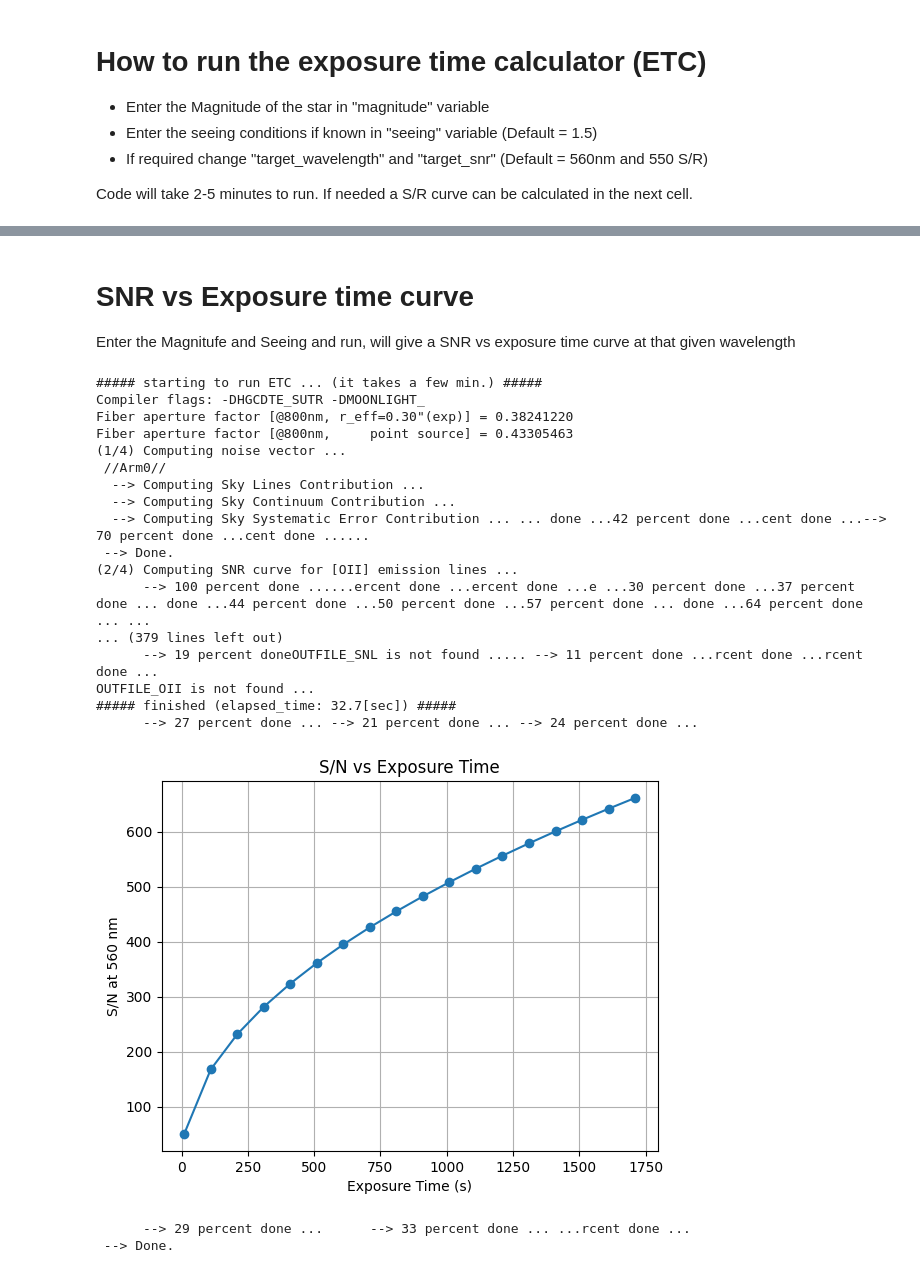
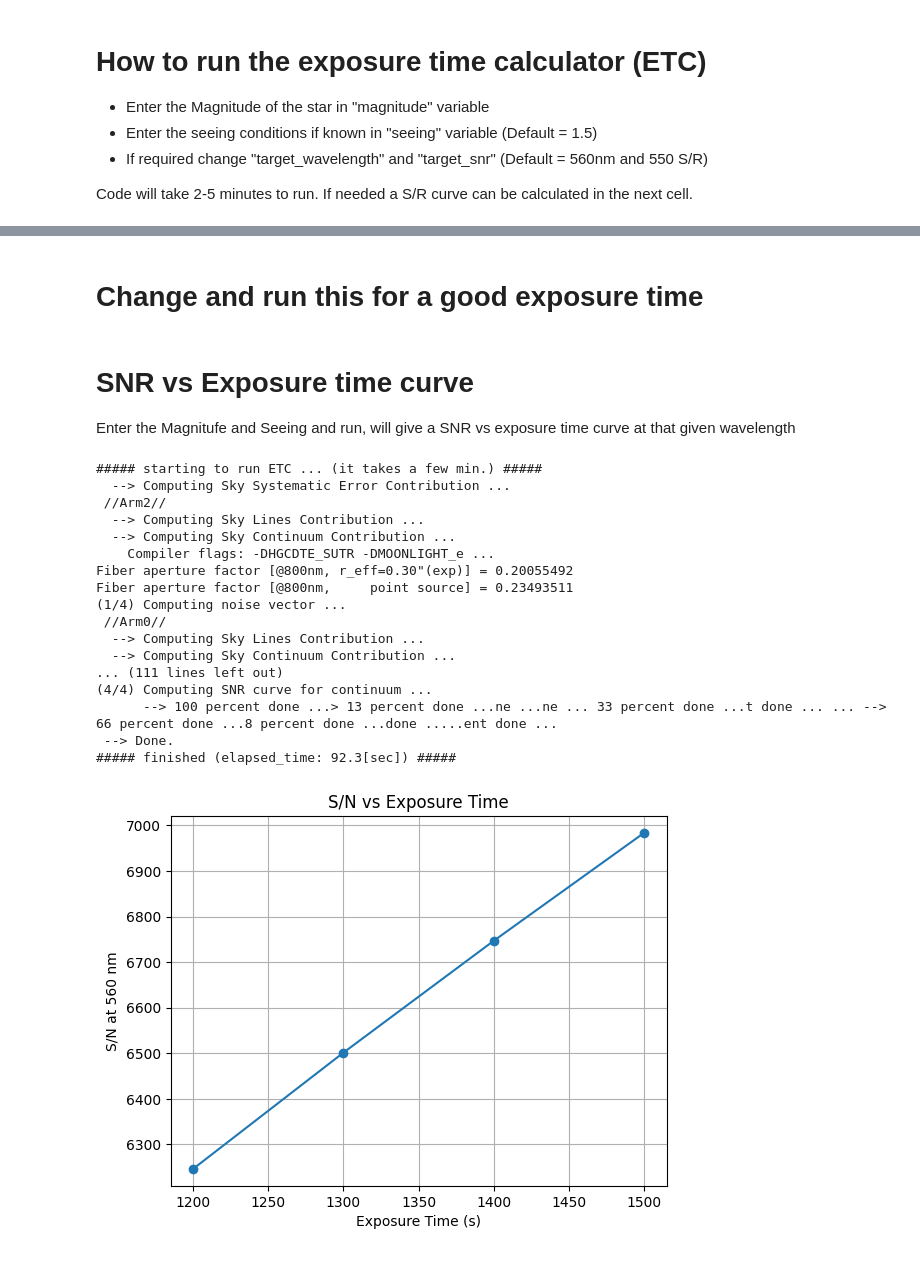
Before and after one commit to qai11/spt_ExposureTimeCalculator, a Jupyter notebook: scripts/ETC.ipynb, the cells around one changed output, grey strips where cells are left out. Drawn from its saved outputs; the diff is of its cells as text; code cells hidden in the pictures.

```diff
--- a/scripts/ETC.ipynb
+++ b/scripts/ETC.ipynb
@@ -468,0 +483,2 @@ ETC run time: 1.52 seconds
+# %% [markdown]
+# Change and run this for a good exposure time
@@ -473,48 +514,69 @@ Enter the Magnitufe and Seeing and run, will give a SNR vs exposure time curve a
 # %%
 exptimes = []
 snrs = []
 
-magnitude = 1.92  # Example magnitude for the target object
-seeing = 1.5  # in arcseconds based on average Mt John seeing conditions
-target_wavelength = 560  # in nm
-
-# Loop through a range of exposure times to find S/N at 560 nm
-for exp_time in range(10, 1801, 100):
+for exp_time in range(1200, 1600, 100):
     etc = pfsetc.Etc()
-    etc.set_param('MAG_FILE', magnitude)
-    etc.set_param('SEEING', seeing)
+    etc.set_param('MAG_FILE', 5.8)
+    etc.set_param('SEEING', 1.5)
     etc.set_param('EXP_NUM', 1)
     etc.set_param('EXP_TIME', exp_time)
     etc.run()
 
-    snr = get_snr_at_wavelength('out/ref.snc.dat', target_wavelength)
+    snr = get_snr_at_wavelength('out/ref.snc.dat', 560)
     exptimes.append(exp_time)
     snrs.append(snr)
 
 plt.plot(exptimes, snrs, marker='o')
 plt.xlabel("Exposure Time (s)")
 plt.ylabel("S/N at 560 nm")
 plt.title("S/N vs Exposure Time")
 plt.grid(True)
 plt.show()
+
+#This is the second one which idk doesnt work?
+# exptimes = []
+# snrs = []
+
+# magnitude = 5.2  # Example magnitude for the target object
+# seeing = 1.5  # in arcseconds based on average Mt John seeing conditions
+# target_wavelength = 560  # in nm
+
+# # Loop through a range of exposure times to find S/N at 560 nm
+# for exp_time in range(500, 1200, 100):
+#     etc = pfsetc.Etc()
+#     etc.set_param('MAG_FILE', magnitude)
+#     etc.set_param('SEEING', seeing)
+#     etc.set_param('EXP_NUM', 1)
+#     etc.set_param('EXP_TIME', exp_time)
+#     etc.run()
+
+#     snr = get_snr_at_wavelength('out/ref.snc.dat', target_wavelength)
+#     exptimes.append(exp_time)
+#     snrs.append(snr)
+
+# plt.plot(exptimes, snrs, marker='o')
+# plt.xlabel("Exposure Time (s)")
+# plt.ylabel("S/N at 560 nm")
+# plt.title("S/N vs Exposure Time")
+# plt.grid(True)
+# plt.show()
 # %% [output]
 ##### starting to run ETC ... (it takes a few min.) #####
-Compiler flags: -DHGCDTE_SUTR -DMOONLIGHT_
-Fiber aperture factor [@800nm, r_eff=0.30"(exp)] = 0.38241220
-Fiber aperture factor [@800nm,     point source] = 0.43305463
+  --> Computing Sky Systematic Error Contribution ...
+ //Arm2//
+  --> Computing Sky Lines Contribution ...
+  --> Computing Sky Continuum Contribution ...
+    Compiler flags: -DHGCDTE_SUTR -DMOONLIGHT_e ...
+Fiber aperture factor [@800nm, r_eff=0.30"(exp)] = 0.20055492
+Fiber aperture factor [@800nm,     point source] = 0.23493511
 (1/4) Computing noise vector ...
  //Arm0//
   --> Computing Sky Lines Contribution ...
   --> Computing Sky Continuum Contribution ...
-  --> Computing Sky Systematic Error Contribution ... ... done ...42 percent done ...cent done ...--> 70 percent done ...cent done ......
+... (111 lines left out)
+(4/4) Computing SNR curve for continuum ...
+      --> 100 percent done ...> 13 percent done ...ne ...ne ... 33 percent done ...t done ... ... --> 66 percent done ...8 percent done ...done .....ent done ...
  --> Done.
-(2/4) Computing SNR curve for [OII] emission lines ...
-      --> 100 percent done ......ercent done ...ercent done ...e ...30 percent done ...37 percent done ... done ...44 percent done ...50 percent done ...57 percent done ... done ...64 percent done ... ...
-... (379 lines left out)
-      --> 19 percent doneOUTFILE_SNL is not found ..... --> 11 percent done ...rcent done ...rcent done ...
-OUTFILE_OII is not found ...
-##### finished (elapsed_time: 32.7[sec]) #####
-      --> 27 percent done ... --> 21 percent done ... --> 24 percent done ...
+##### finished (elapsed_time: 92.3[sec]) #####
-[figure, old version]
+[figure, new version]
-      --> 29 percent done ...      --> 33 percent done ... ...rcent done ...
- --> Done.
```
Also changed, not shown: parts of 4 cells of this notebook, 2 other files.
